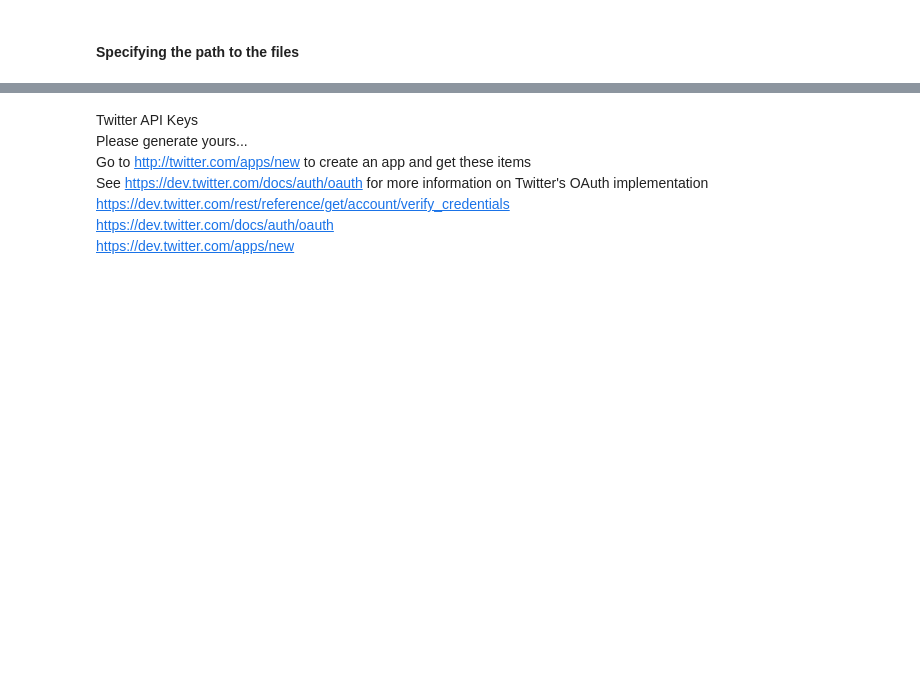
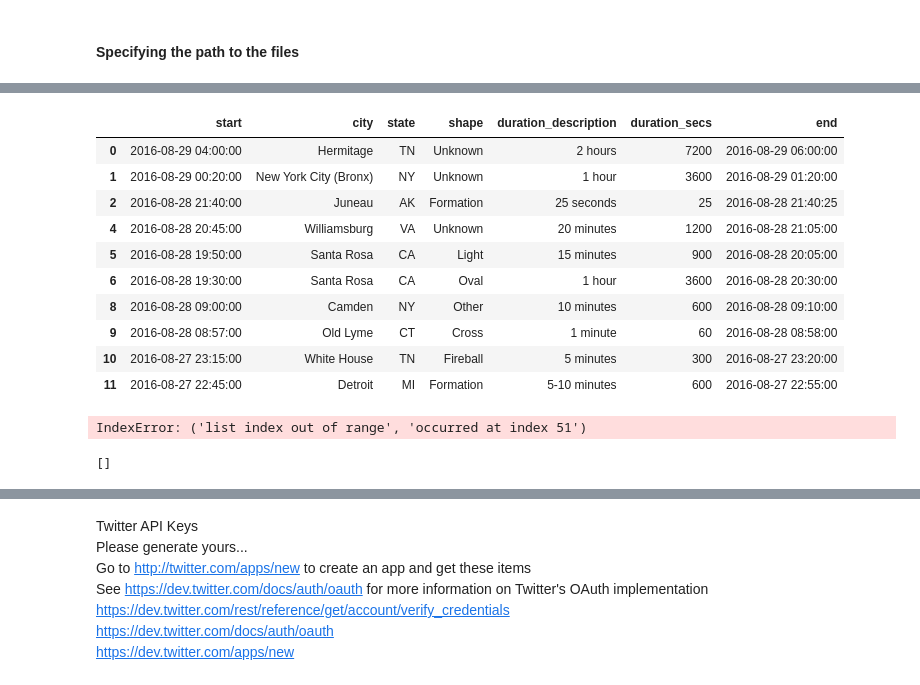
Before and after one commit to rsouza/MMD, a Jupyter notebook: notebooks/07_Spatial_Analysis_Examples.ipynb, the cells around one changed output, grey strips where cells are left out. Saved outputs shown, nothing was run; the diff lists cells and outputs as text; code cells hidden in the pictures; blank space fills up the shorter version.

```diff
--- a/notebooks/07_Twitter_Analysis.ipynb
+++ b/notebooks/07_Spatial_Analysis_Examples.ipynb
@@ -78,0 +240,46 @@ twitter_query = u'Earth'
+# %%
+# function that infers the duration from the text
+def infer_duration_in_seconds(text):
+    # try different regexps to extract the total seconds
+    metric_text = ["second","s","Second","segundo","minute","m","min","Minute","hour","h","Hour"]
+    metric_seconds = [1,1,1,1,60,60,60,3600,3600,3600]
+    for metric,mult in zip(metric_text, metric_seconds):
+        regex = "\s*(\d+)\+?\s*{}s?".format(metric)
+        text = text.replace('<','')
+        text = text.replace('>','')
+        #text = text[0:text.find('(')]
+        res = re.findall(regex,text)
+        if len(res)>0:
+            return int(float(res[0]) * mult)
+    return None
+
+# extract the duration in seconds
+ufos_df["duration_secs"] = ufos_df["duration_description"].apply(infer_duration_in_seconds)
+# now we can infer the end time of the UFO sighting as well
+# which will be useful for the animation later
+ufos_df["end"] = ufos_df.apply(lambda x:x["start"] + timedelta(seconds=x["duration_secs"]),axis=1)
+ufos_df = ufos_df.dropna()
+ufos_df[0:10]
+# %% [output]
+|  | start | city | state | shape | duration_description | duration_secs | end |
+| 0 | 2016-08-29 04:00:00 | Hermitage | TN | Unknown | 2 hours | 7200 | 2016-08-29 06:00:00 |
+| 1 | 2016-08-29 00:20:00 | New York City (Bronx) | NY | Unknown | 1 hour | 3600 | 2016-08-29 01:20:00 |
+| 2 | 2016-08-28 21:40:00 | Juneau | AK | Formation | 25 seconds | 25 | 2016-08-28 21:40:25 |
+| 4 | 2016-08-28 20:45:00 | Williamsburg | VA | Unknown | 20 minutes | 1200 | 2016-08-28 21:05:00 |
+| 5 | 2016-08-28 19:50:00 | Santa Rosa | CA | Light | 15 minutes | 900 | 2016-08-28 20:05:00 |
+| 6 | 2016-08-28 19:30:00 | Santa Rosa | CA | Oval | 1 hour | 3600 | 2016-08-28 20:30:00 |
+| 8 | 2016-08-28 09:00:00 | Camden | NY | Other | 10 minutes | 600 | 2016-08-28 09:10:00 |
+| 9 | 2016-08-28 08:57:00 | Old Lyme | CT | Cross | 1 minute | 60 | 2016-08-28 08:58:00 |
+| 10 | 2016-08-27 23:15:00 | White House | TN | Fireball | 5 minutes | 300 | 2016-08-27 23:20:00 |
+| 11 | 2016-08-27 22:45:00 | Detroit | MI | Formation | 5-10 minutes | 600 | 2016-08-27 22:55:00 |
+# %%
+geolocator = Nominatim()
+ufos_df["lat"] = ufos_df.apply(lambda x:geolocator.query(x['city'])[0]['lat'],axis=1)
+#geolocator.query("Houston, TX")
+ufos_df[0:10]
+# %% [output]
+IndexError: ('list index out of range', 'occurred at index 51')
+# %%
+geolocator.query('Kansas City/Columbia (between)')
+# %% [output]
+[]
```
Also changed, not shown: parts of 37 cells of this notebook, 1 other file.
